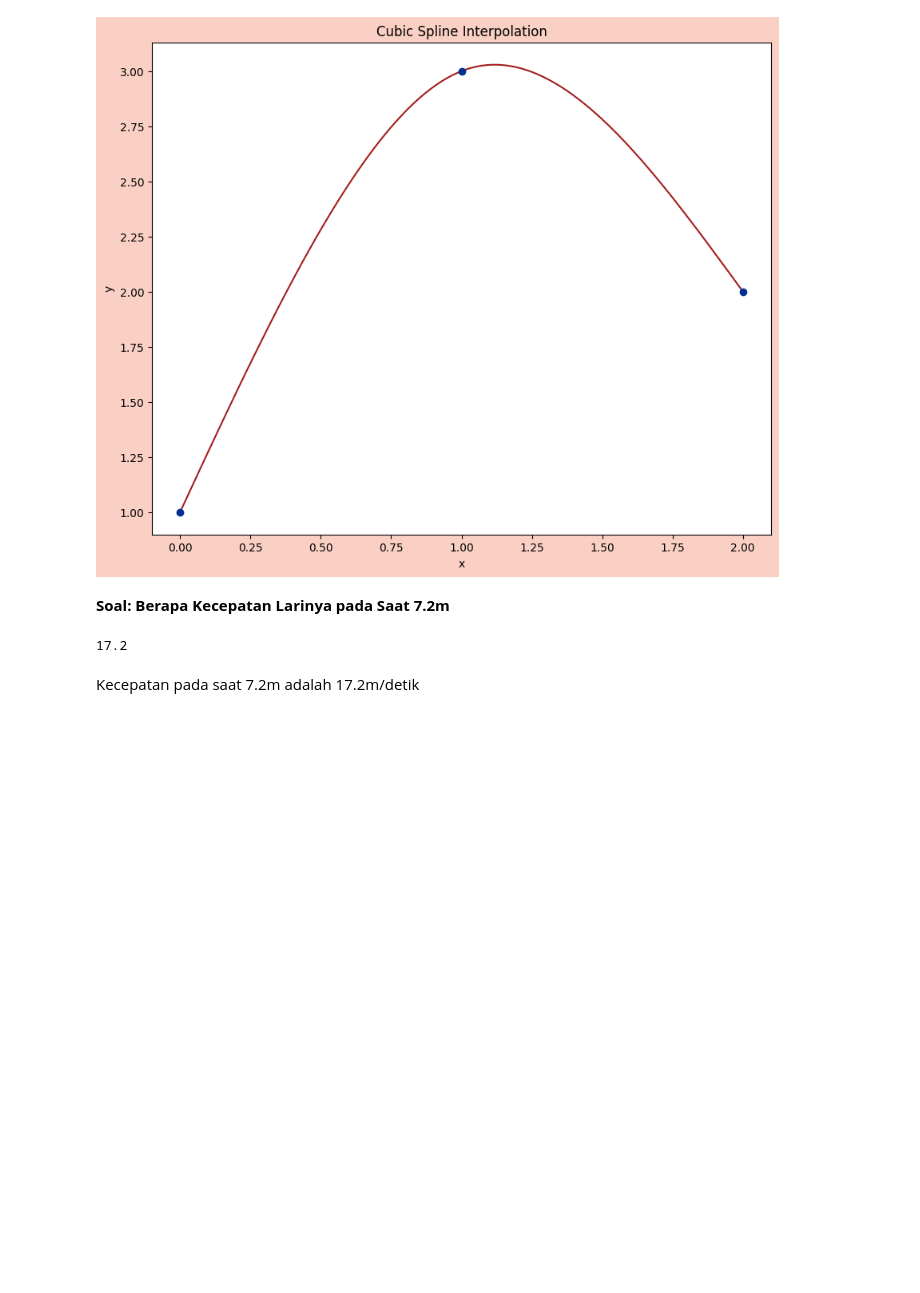
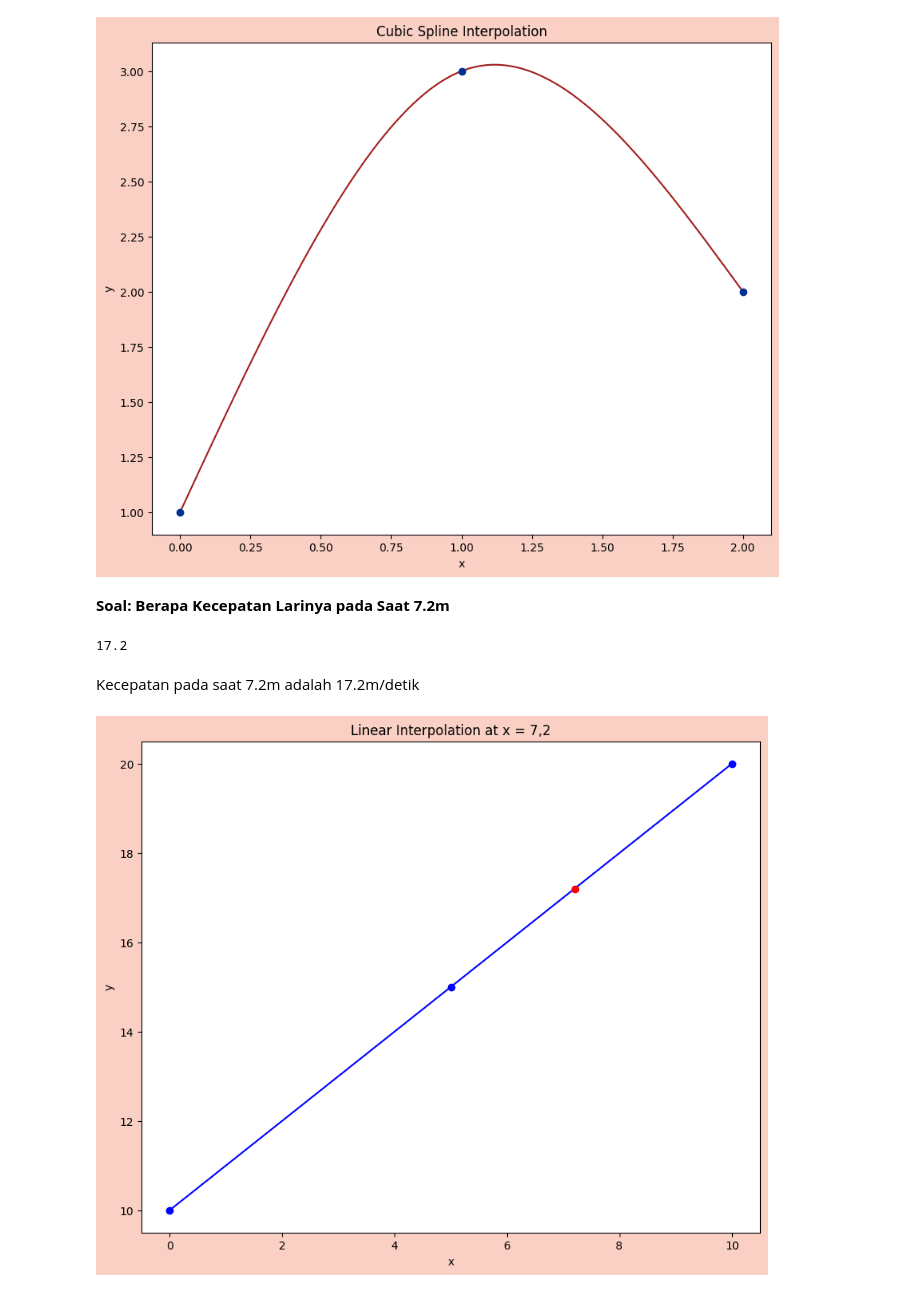
Before and after one commit to alvinkur/Scientific-Computing, a Jupyter notebook: SC_LAB_Session_3_Alvin.ipynb, the cells around one changed output. Cells and saved outputs as stored; diff of their text form; code cells hidden in the pictures; blank space fills up the shorter version.

```diff
--- a/SC_LAB_Session_3_Alvin.ipynb
+++ b/SC_LAB_Session_3_Alvin.ipynb
@@ -101,3 +101,13 @@ print(y_hat)
 17.2
 # %% [markdown]
 Kecepatan pada saat 7.2m adalah 17.2m/detik
+# %%
+plt.figure(figsize=(10,8), facecolor='#FAD0C4')
+plt.plot(x, y, '-ob')
+plt.plot(7.2, y_hat, 'ro')
+plt.title('Linear Interpolation at x = 7,2')
+plt.xlabel('x')
+plt.ylabel('y')
+plt.show()
+# %% [output]
+[figure, added]
```
